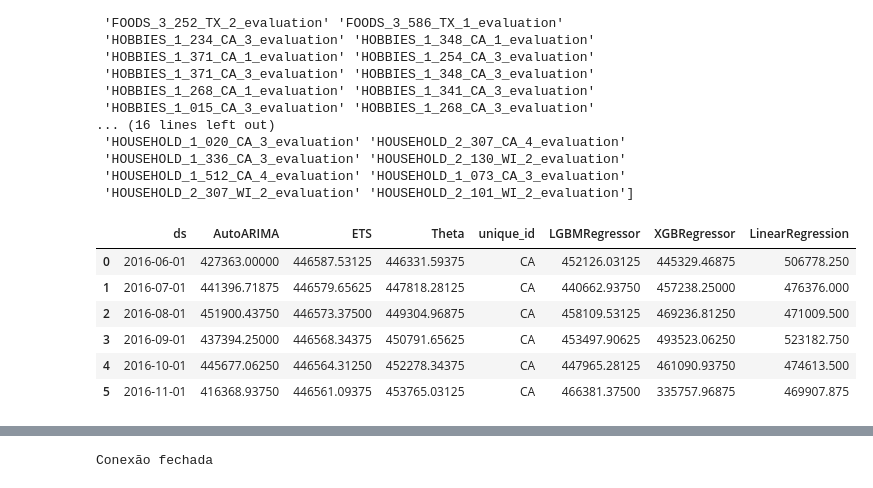
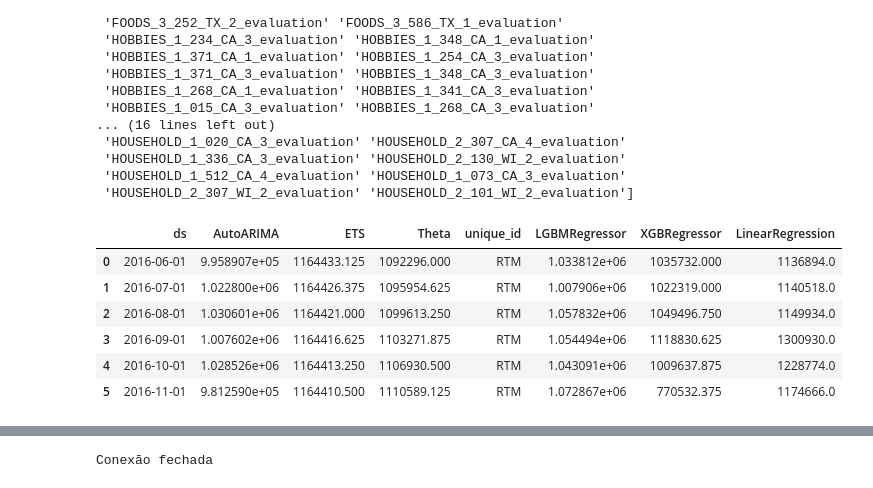
Before and after one commit to MateusVasc/Projeto-PET-Sauter, a Jupyter notebook: Dashboard/db/ComoUsarPredManager.ipynb, the cells around one changed output, grey strips where cells are left out. Cells and saved outputs as stored; diff of their text form; code cells hidden in the pictures.

```diff
--- a/Dashboard/db/ComoUsarPredManager.ipynb
+++ b/Dashboard/db/ComoUsarPredManager.ipynb
@@ -199,13 +208,13 @@ Todas as previsões foram salvas em tabelas chamadas: ['RTM' 'CA' 'TX' 'WI' 'CA_
  'HOUSEHOLD_1_512_CA_4_evaluation' 'HOUSEHOLD_1_073_CA_3_evaluation'
  'HOUSEHOLD_2_307_WI_2_evaluation' 'HOUSEHOLD_2_101_WI_2_evaluation']
 # %%
-original_series, prev_ca = pred_manager.get_prediction('CA')
+original_series, prev_ca, test_ca = pred_manager.get_prediction('RTM')
 prev_ca.head(10)
 # %% [output]
 |  | ds | AutoARIMA | ETS | Theta | unique_id | LGBMRegressor | XGBRegressor | LinearRegression |
-| 0 | 2016-06-01 | 427363.00000 | 446587.53125 | 446331.59375 | CA | 452126.03125 | 445329.46875 | 506778.250 |
-| 1 | 2016-07-01 | 441396.71875 | 446579.65625 | 447818.28125 | CA | 440662.93750 | 457238.25000 | 476376.000 |
-| 2 | 2016-08-01 | 451900.43750 | 446573.37500 | 449304.96875 | CA | 458109.53125 | 469236.81250 | 471009.500 |
-| 3 | 2016-09-01 | 437394.25000 | 446568.34375 | 450791.65625 | CA | 453497.90625 | 493523.06250 | 523182.750 |
-| 4 | 2016-10-01 | 445677.06250 | 446564.31250 | 452278.34375 | CA | 447965.28125 | 461090.93750 | 474613.500 |
-| 5 | 2016-11-01 | 416368.93750 | 446561.09375 | 453765.03125 | CA | 466381.37500 | 335757.96875 | 469907.875 |
+| 0 | 2016-06-01 | 9.958907e+05 | 1164433.125 | 1092296.000 | RTM | 1.033812e+06 | 1035732.000 | 1136894.0 |
+| 1 | 2016-07-01 | 1.022800e+06 | 1164426.375 | 1095954.625 | RTM | 1.007906e+06 | 1022319.000 | 1140518.0 |
+| 2 | 2016-08-01 | 1.030601e+06 | 1164421.000 | 1099613.250 | RTM | 1.057832e+06 | 1049496.750 | 1149934.0 |
+| 3 | 2016-09-01 | 1.007602e+06 | 1164416.625 | 1103271.875 | RTM | 1.054494e+06 | 1118830.625 | 1300930.0 |
+| 4 | 2016-10-01 | 1.028526e+06 | 1164413.250 | 1106930.500 | RTM | 1.043091e+06 | 1009637.875 | 1228774.0 |
+| 5 | 2016-11-01 | 9.812590e+05 | 1164410.500 | 1110589.125 | RTM | 1.072867e+06 | 770532.375 | 1174666.0 |
```
Also changed, not shown: parts of 16 cells of this notebook, 6 other files.
